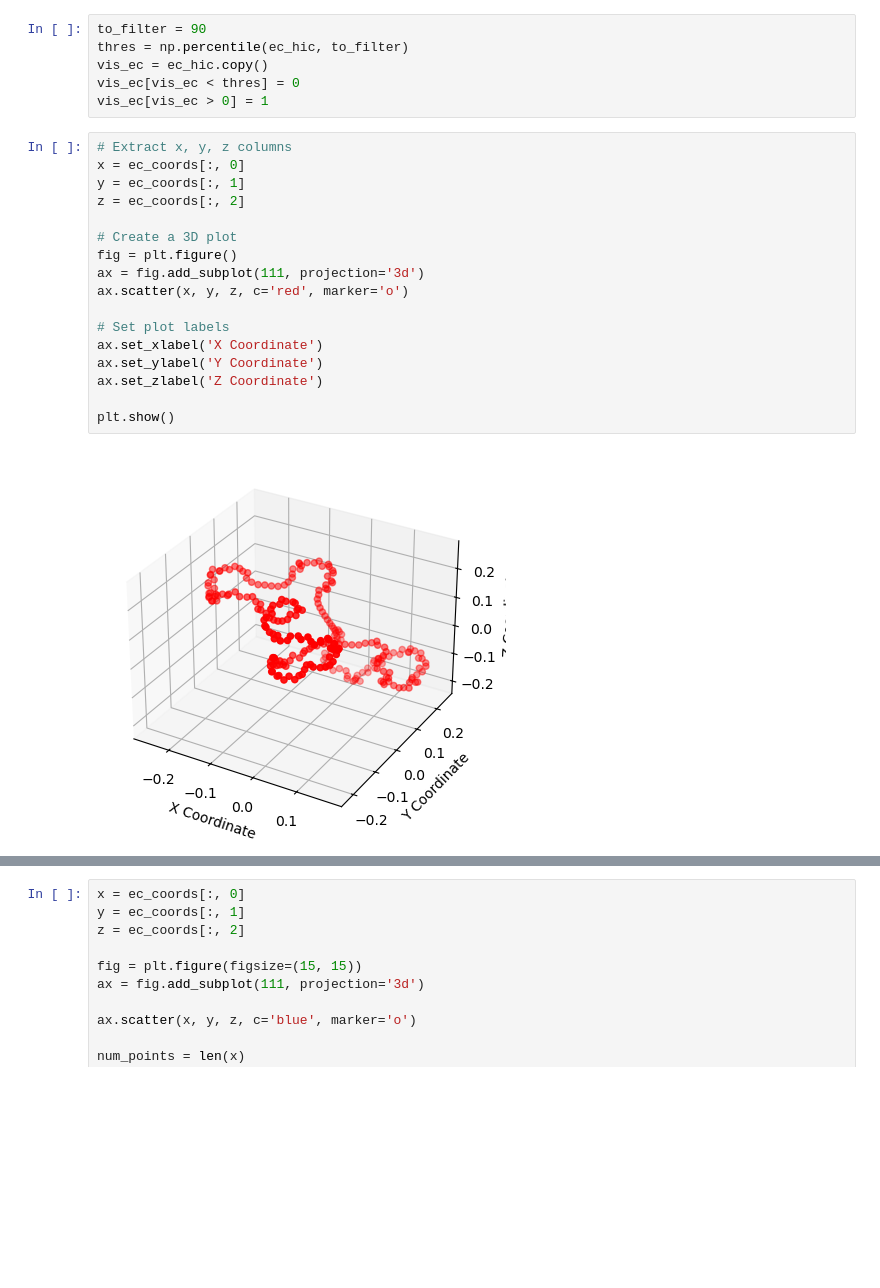
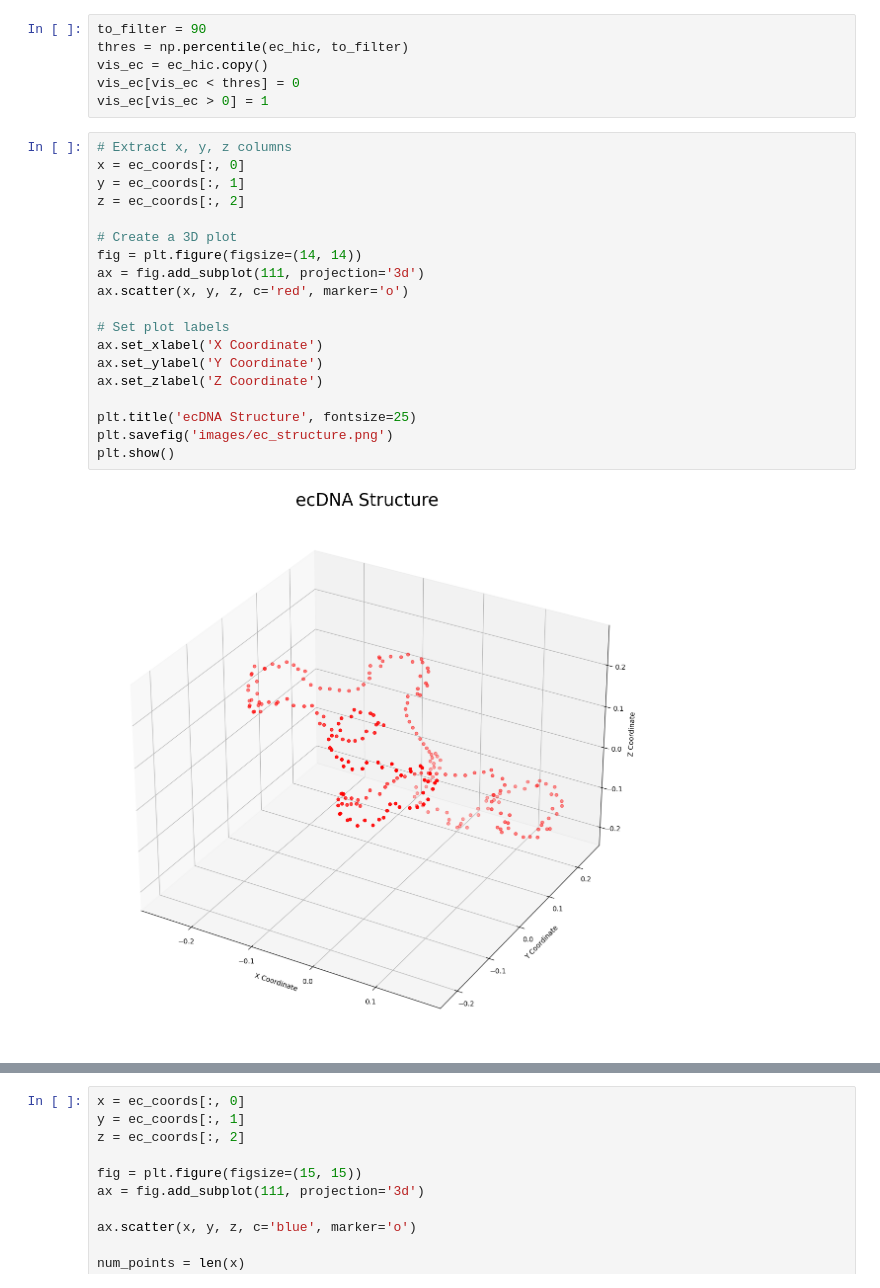
Before and after one commit to vikwaran03/DSC180B_Q2, a Jupyter notebook: Q2_Prep/structure.ipynb, the cells around one changed output, grey strips where cells are left out. Saved outputs shown, nothing was run; the diff lists cells and outputs as text; blank space fills up the shorter version.

```diff
--- a/Q2_Prep/structure.ipynb
+++ b/Q2_Prep/structure.ipynb
@@ -23,22 +87,24 @@ vis_ec[vis_ec > 0] = 1
 # %%
 # Extract x, y, z columns
 x = ec_coords[:, 0]
 y = ec_coords[:, 1]
 z = ec_coords[:, 2]
 
 # Create a 3D plot
-fig = plt.figure()
+fig = plt.figure(figsize=(14, 14))
 ax = fig.add_subplot(111, projection='3d')
 ax.scatter(x, y, z, c='red', marker='o')
 
 # Set plot labels
 ax.set_xlabel('X Coordinate')
 ax.set_ylabel('Y Coordinate')
 ax.set_zlabel('Z Coordinate')
 
+plt.title('ecDNA Structure', fontsize=25)
+plt.savefig('images/ec_structure.png')
 plt.show()
 # %% [output]
-[figure, old version]
+[figure, new version]
 # %%
 x = hsr_coords[:, 0]
 y = hsr_coords[:, 1]
```
Also changed, not shown: parts of 13 cells of this notebook, 23 other files.
